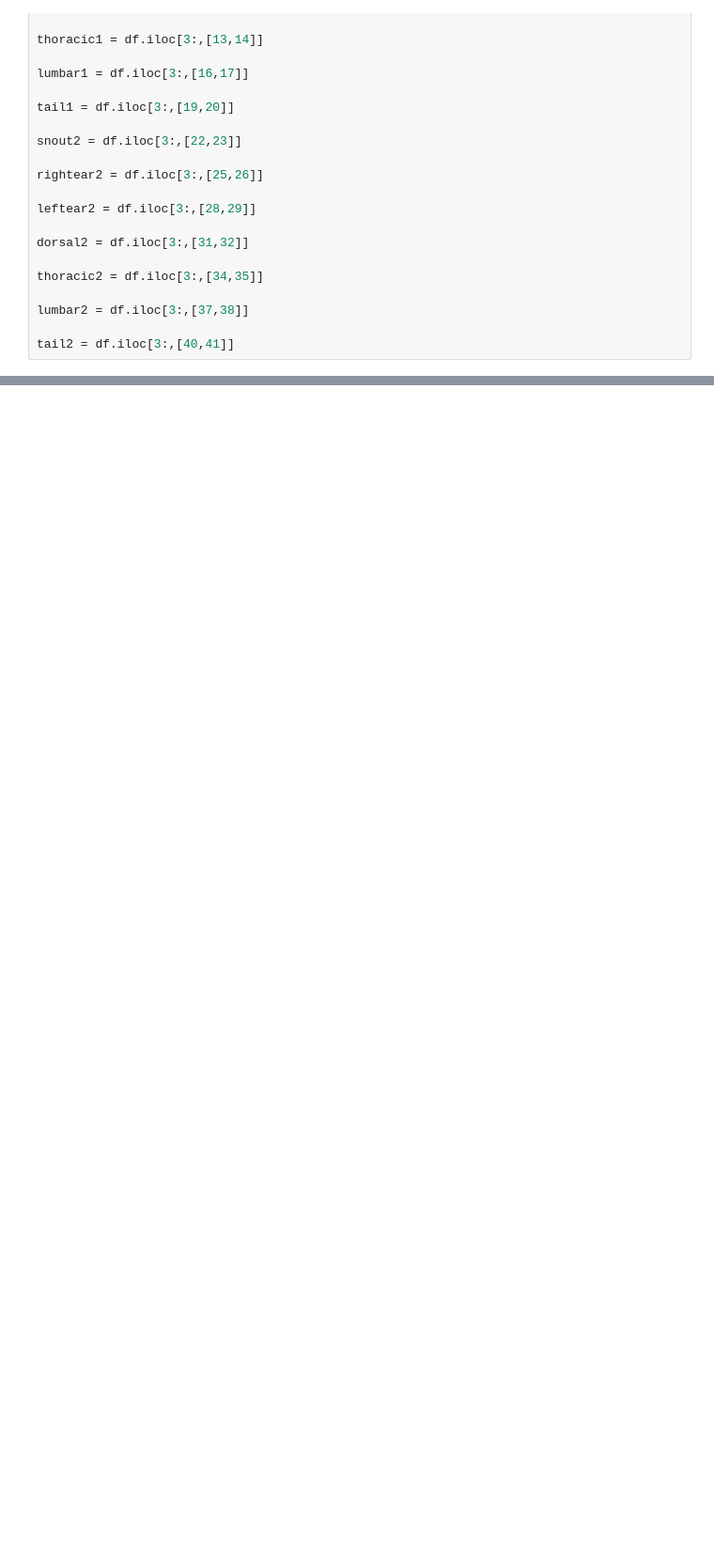
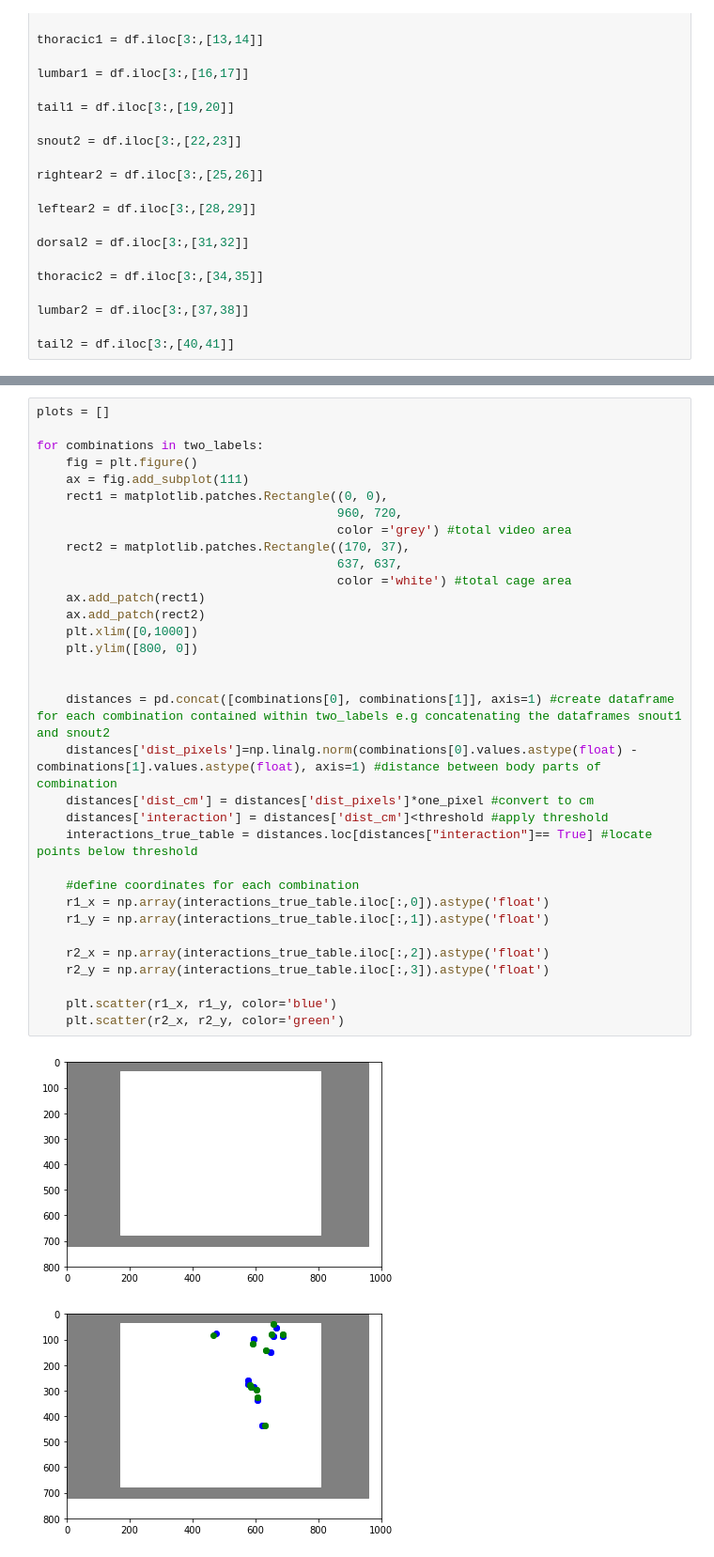
Before and after one commit to hansinemarshall/DLC-Extra-Label-Rat1.1, a Jupyter notebook: fullcode.ipynb, the cells around one changed output, grey strips where cells are left out. Shown at 94% size. Drawn from its saved outputs; the diff is of its cells as text; blank space fills up the shorter version.

```diff
--- a/fullcode.ipynb
+++ b/fullcode.ipynb
@@ -100,0 +116,36 @@ results[1] #number in [] represents combination stored in two_labels list
+# %%
+plots = []
+
+for combinations in two_labels:
+    fig = plt.figure()
+    ax = fig.add_subplot(111)
+    rect1 = matplotlib.patches.Rectangle((0, 0),
+                                         960, 720,
+                                         color ='grey') #total video area
+    rect2 = matplotlib.patches.Rectangle((170, 37),
+                                         637, 637,
+                                         color ='white') #total cage area
+    ax.add_patch(rect1)
+    ax.add_patch(rect2)
+    plt.xlim([0,1000])
+    plt.ylim([800, 0])
+
+
+    distances = pd.concat([combinations[0], combinations[1]], axis=1) #create dataframe for each combination contained within two_labels e.g concatenating the dataframes snout1 and snout2
+    distances['dist_pixels']=np.linalg.norm(combinations[0].values.astype(float) - combinations[1].values.astype(float), axis=1) #distance between body parts of combination
+    distances['dist_cm'] = distances['dist_pixels']*one_pixel #convert to cm
+    distances['interaction'] = distances['dist_cm']<threshold #apply threshold
+    interactions_true_table = distances.loc[distances["interaction"]== True] #locate points below threshold
+
+    #define coordinates for each combination
+    r1_x = np.array(interactions_true_table.iloc[:,0]).astype('float')
+    r1_y = np.array(interactions_true_table.iloc[:,1]).astype('float')
+
+    r2_x = np.array(interactions_true_table.iloc[:,2]).astype('float')
+    r2_y = np.array(interactions_true_table.iloc[:,3]).astype('float')
+
+    plt.scatter(r1_x, r1_y, color='blue')
+    plt.scatter(r2_x, r2_y, color='green')
+# %% [output]
+[figure, added]
+[figure, added]
```
Also changed, not shown: parts of 6 cells of this notebook.
